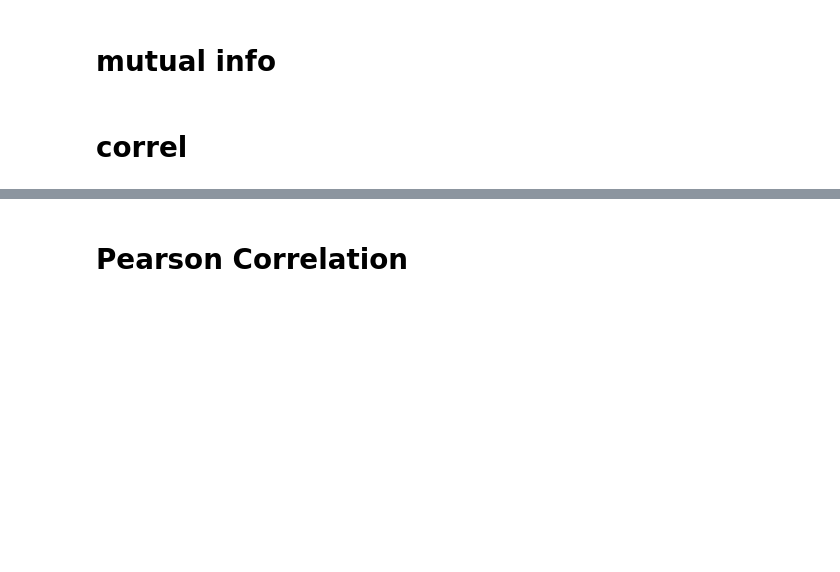
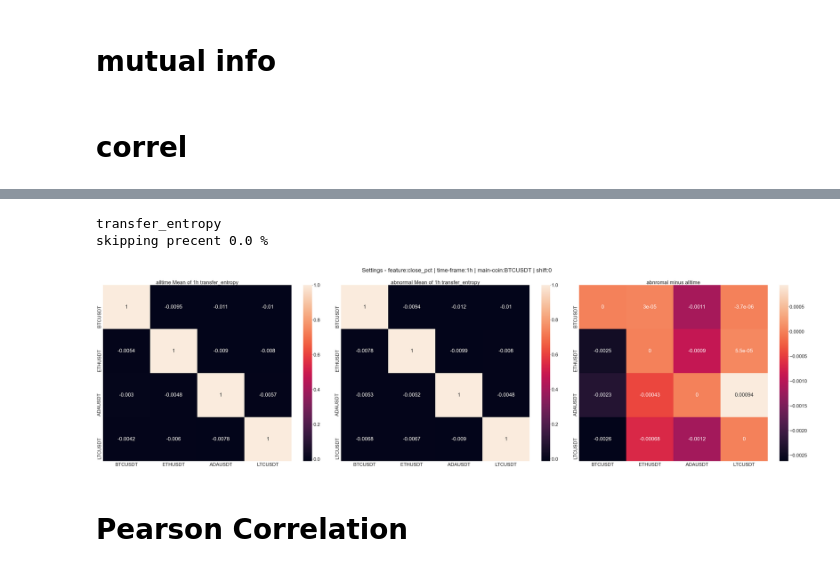
Before and after one commit to guyvandam/3rdYearResearchProject, a Jupyter notebook: correlation_research.ipynb, the cells around one changed output, grey strips where cells are left out. Drawn from its saved outputs; the diff is of its cells as text; code cells hidden in the pictures; blank space fills up the shorter version.

Commit message:
added test process that returns the same result...

```diff
--- a/correlation_research.ipynb
+++ b/correlation_research.ipynb
@@ -55,3 +53,10 @@ one_hour_df = data_manager.add_noise_to_df(one_hour_df)
+# %%
+# x = random
+# yn = xn-1
+btc_series = one_hour_df['close_pct_BTCUSDT']
+test_df = pd.DataFrame(btc_series)
+test_df.rename(columns={"close_pct_BTCUSDT":"btc"}, inplace=True)
+test_df['btc_minus_1'] = btc_series.values - 1;
 # %% [markdown]
 # Create correl df
 # %%
@@ -260,3 +267,9 @@ skipping precent 0.0 %
+# %%
+plot_heatmap_master(test_df, correl_method='transfer_entropy')
+# %% [output]
+transfer_entropy
+skipping precent 0.0 %
+[figure, added]
 # %% [markdown]
 # Pearson Correlation
 # %%
```
Also changed, not shown: parts of 7 cells of this notebook, 1 other file.
